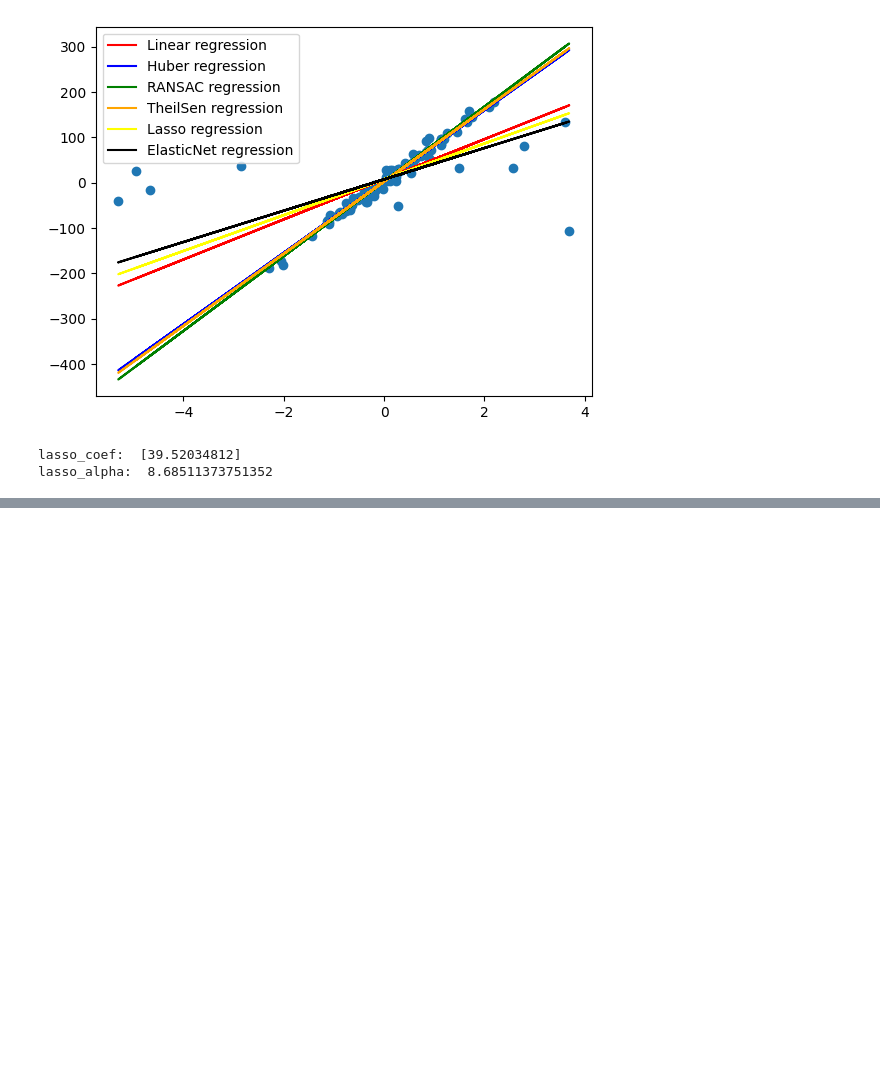
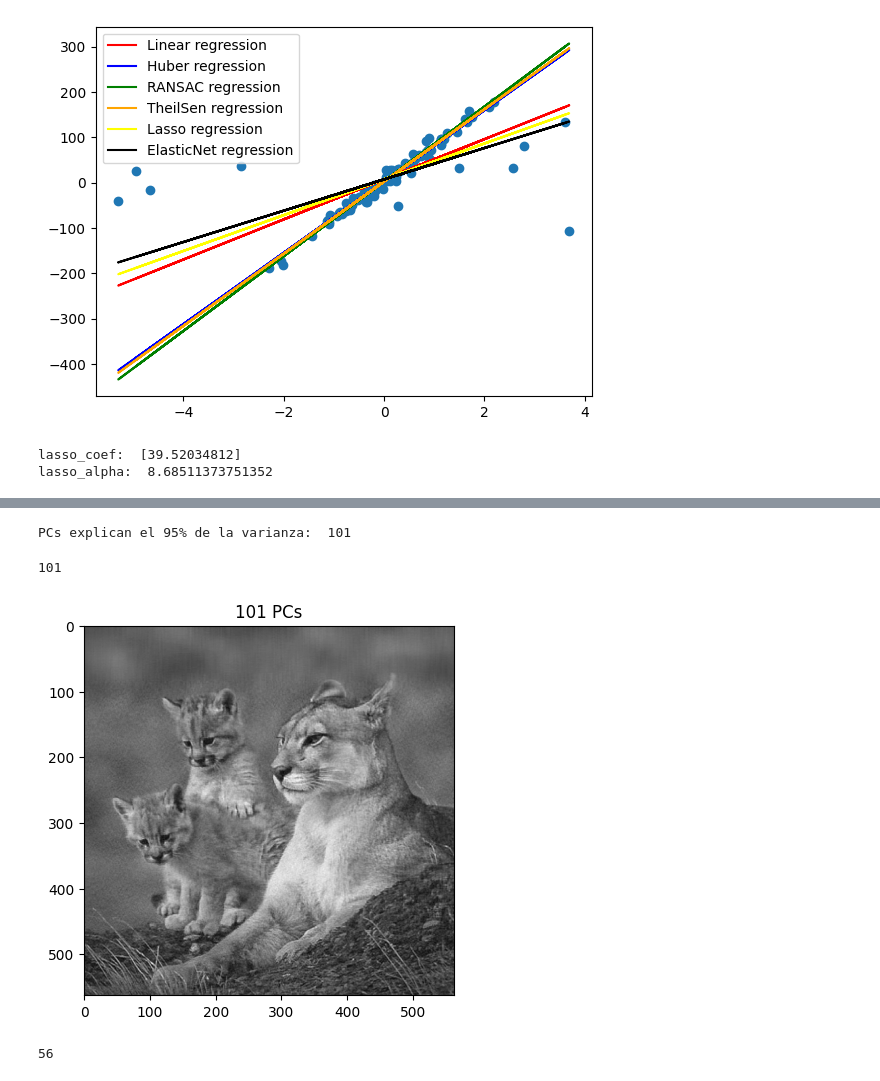
Before and after one commit to JoakoIA/Universidad, a Jupyter notebook: Python/Estadistica Multivariada/clase_10.ipynb, the cells around one changed output, grey strips where cells are left out. Saved outputs shown, nothing was run; the diff lists cells and outputs as text; code cells hidden in the pictures; blank space fills up the shorter version.

```diff
--- a/Python/Estadistica Multivariada/clase_10.ipynb
+++ b/Python/Estadistica Multivariada/clase_10.ipynb
@@ -409,0 +450,3 @@ lasso_alpha:  8.68511373751352
+# %%
+var_cumu = np.cumsum(pca.explained_variance_ratio_)
+print(var_cumu)
@@ -409,0 +471,28 @@ lasso_alpha:  8.68511373751352
+# %%
+por1 = 0.95
+k = np.argmax(var_cumu > por1)
+print("PCs explican el 95% de la varianza: ", k)
+# %% [output]
+PCs explican el 95% de la varianza:  101
+# %%
+por1 = 0.95
+k = np.argmax(var_cumu > por1)
+print(k)
+# %% [output]
+101
+# %%
+ipca = PCA(n_components=k)
+image_recon = ipca.inverse_transform(ipca.fit_transform(image_bw))
+
+plt.figure
+plt.imshow(image_recon, cmap=plt.cm.gray)
+plt.title(f"{k} PCs")
+plt.show()
+# %% [output]
+[figure, added]
+# %%
+por2 = 0.90
+k2 = np.argmax(var_cumu > por2)
+print(k2)
+# %% [output]
+56
```
Also changed, not shown: parts of 30 cells of this notebook, 6 other files.
